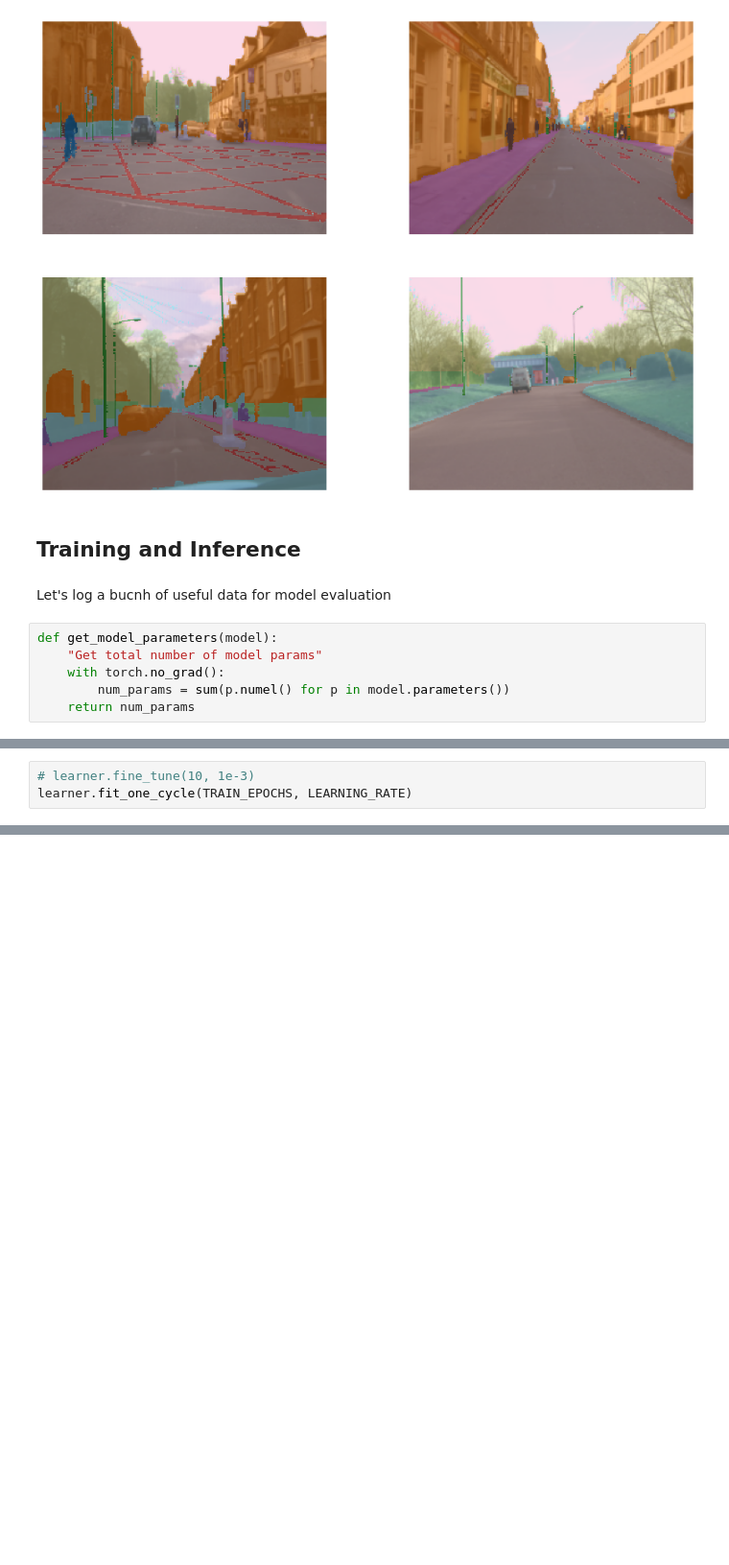
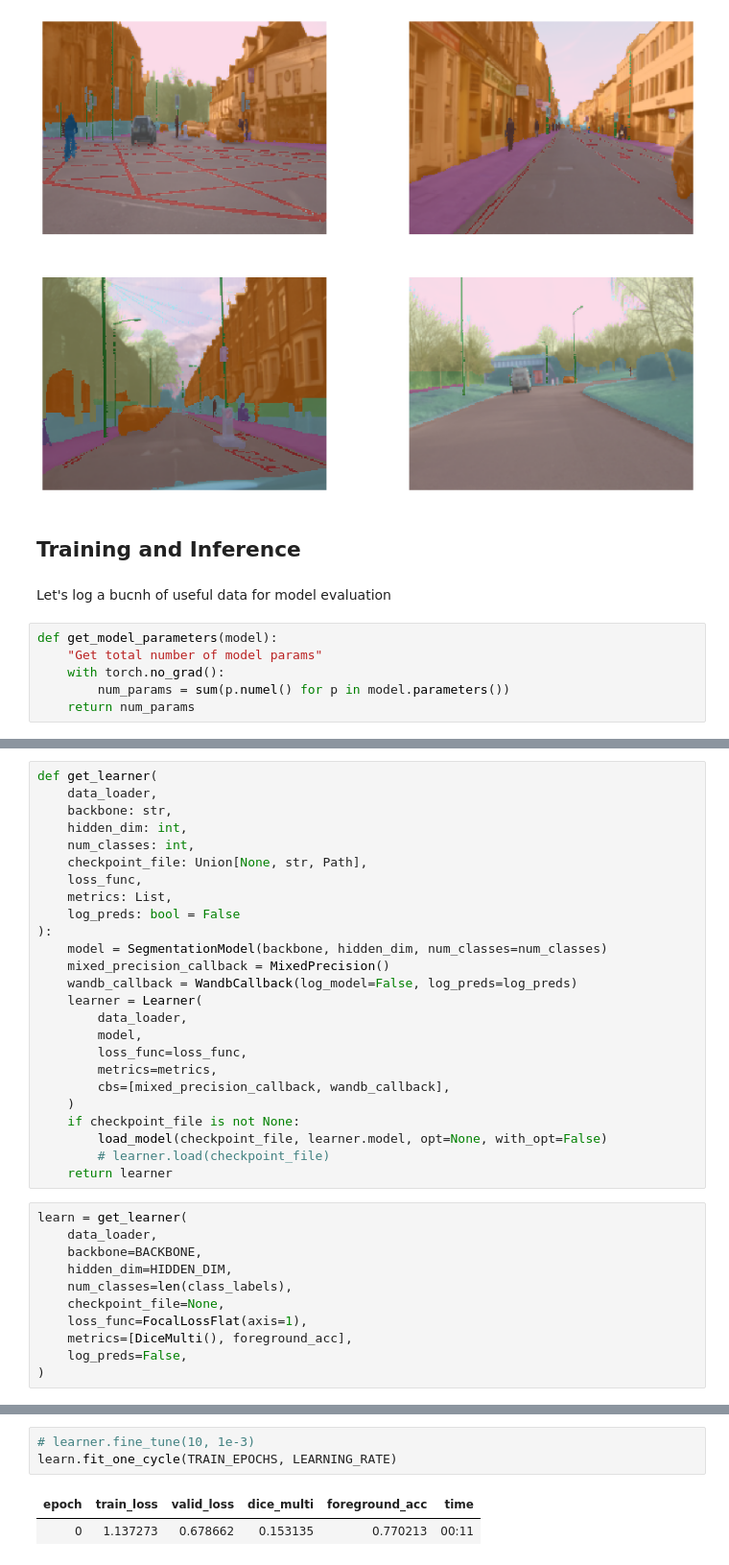
Before and after one commit to soumik12345/Wandb-Status-Report-Template, a Jupyter notebook: 02_semantic_segmentation.ipynb, the cells around one changed output, grey strips where cells are left out. Shown at 96% size. Drawn from its saved outputs; the diff is of its cells as text; blank space fills up the shorter version.

```diff
--- a/02_semantic_segmentation.ipynb
+++ b/02_semantic_segmentation.ipynb
@@ -277,3 +130,0 @@ AssertionError: columns argument expects list of strings or ints
-# %%
-# learner.fine_tune(10, 1e-3)
-learner.fit_one_cycle(TRAIN_EPOCHS, LEARNING_RATE)
@@ -336,0 +141,36 @@ run.finish()
+# %%
+def get_learner(
+    data_loader,
+    backbone: str,
+    hidden_dim: int,
+    num_classes: int,
+    checkpoint_file: Union[None, str, Path],
+    loss_func,
+    metrics: List,
+    log_preds: bool = False
+):
+    model = SegmentationModel(backbone, hidden_dim, num_classes=num_classes)
+    mixed_precision_callback = MixedPrecision()
+    wandb_callback = WandbCallback(log_model=False, log_preds=log_preds)
+    learner = Learner(
+        data_loader,
+        model,
+        loss_func=loss_func,
+        metrics=metrics,
+        cbs=[mixed_precision_callback, wandb_callback],
+    )
+    if checkpoint_file is not None:
+        load_model(checkpoint_file, learner.model, opt=None, with_opt=False)
+        # learner.load(checkpoint_file)
+    return learner
+# %%
+learn = get_learner(
+    data_loader,
+    backbone=BACKBONE,
+    hidden_dim=HIDDEN_DIM,
+    num_classes=len(class_labels),
+    checkpoint_file=None,
+    loss_func=FocalLossFlat(axis=1),
+    metrics=[DiceMulti(), foreground_acc],
+    log_preds=False,
+)
@@ -336,0 +225,6 @@ run.finish()
+# %%
+# learner.fine_tune(10, 1e-3)
+learn.fit_one_cycle(TRAIN_EPOCHS, LEARNING_RATE)
+# %% [output]
+| epoch | train_loss | valid_loss | dice_multi | foreground_acc | time |
+| 0 | 1.137273 | 0.678662 | 0.153135 | 0.770213 | 00:11 |
```
Also changed, not shown: parts of 41 cells of this notebook, 2 other files.
